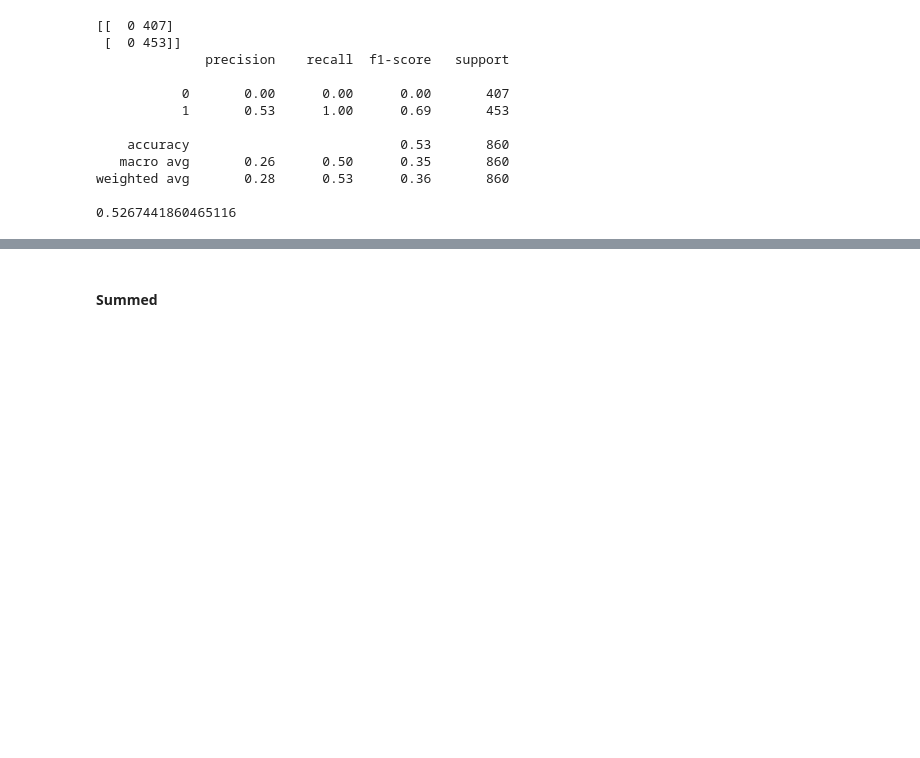
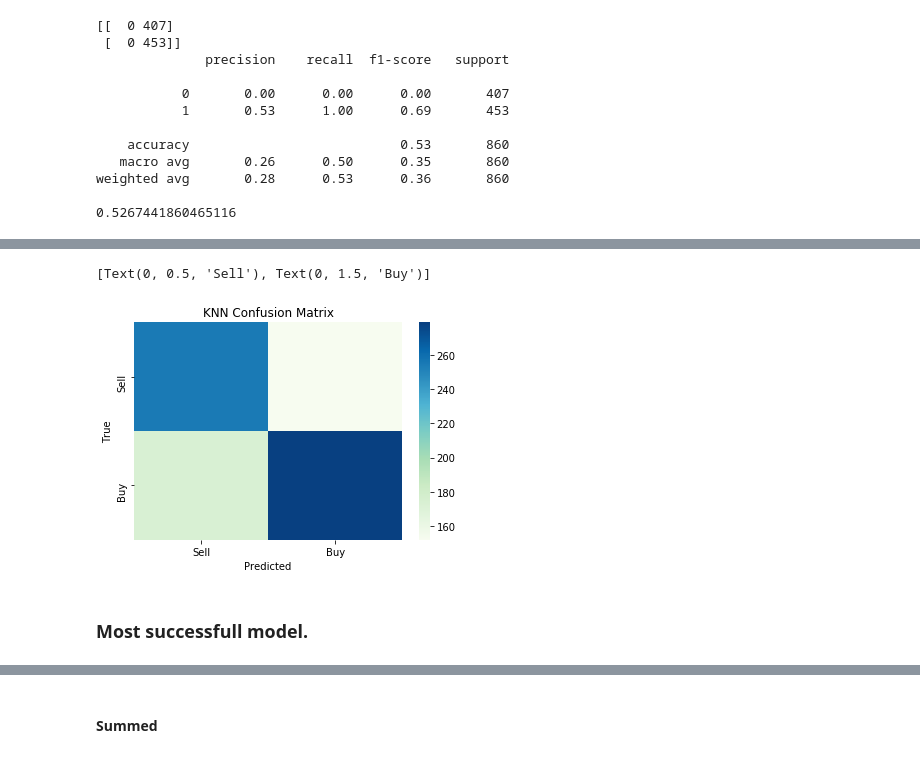
Before and after one commit to nicholas-wright/Ryerson-Capstone-Project, a Jupyter notebook: Final Results and Report/Stock Machine Learning Model.ipynb, the cells around one changed output, grey strips where cells are left out. Saved outputs shown, nothing was run; the diff lists cells and outputs as text; code cells hidden in the pictures; blank space fills up the shorter version.

```diff
--- a/Final Results and Report/Stock Machine Learning Model.ipynb
+++ b/Final Results and Report/Stock Machine Learning Model.ipynb
@@ -171,0 +212,15 @@ sent_pred = classifier.predict(stock_test)
+# %%
+ax= plt.subplot()
+sns.heatmap(cm, ax = ax, cmap="GnBu")
+
+# labels, title and ticks
+ax.set_xlabel('Predicted')
+ax.set_ylabel('True')
+ax.set_title('KNN Confusion Matrix')
+ax.xaxis.set_ticklabels(['Sell', 'Buy'])
+ax.yaxis.set_ticklabels(['Sell', 'Buy'])
+# %% [output]
+[Text(0, 0.5, 'Sell'), Text(0, 1.5, 'Buy')]
+[figure, added]
+# %% [markdown]
+### Most successfull model.
```
Also changed, not shown: parts of 17 cells of this notebook.
